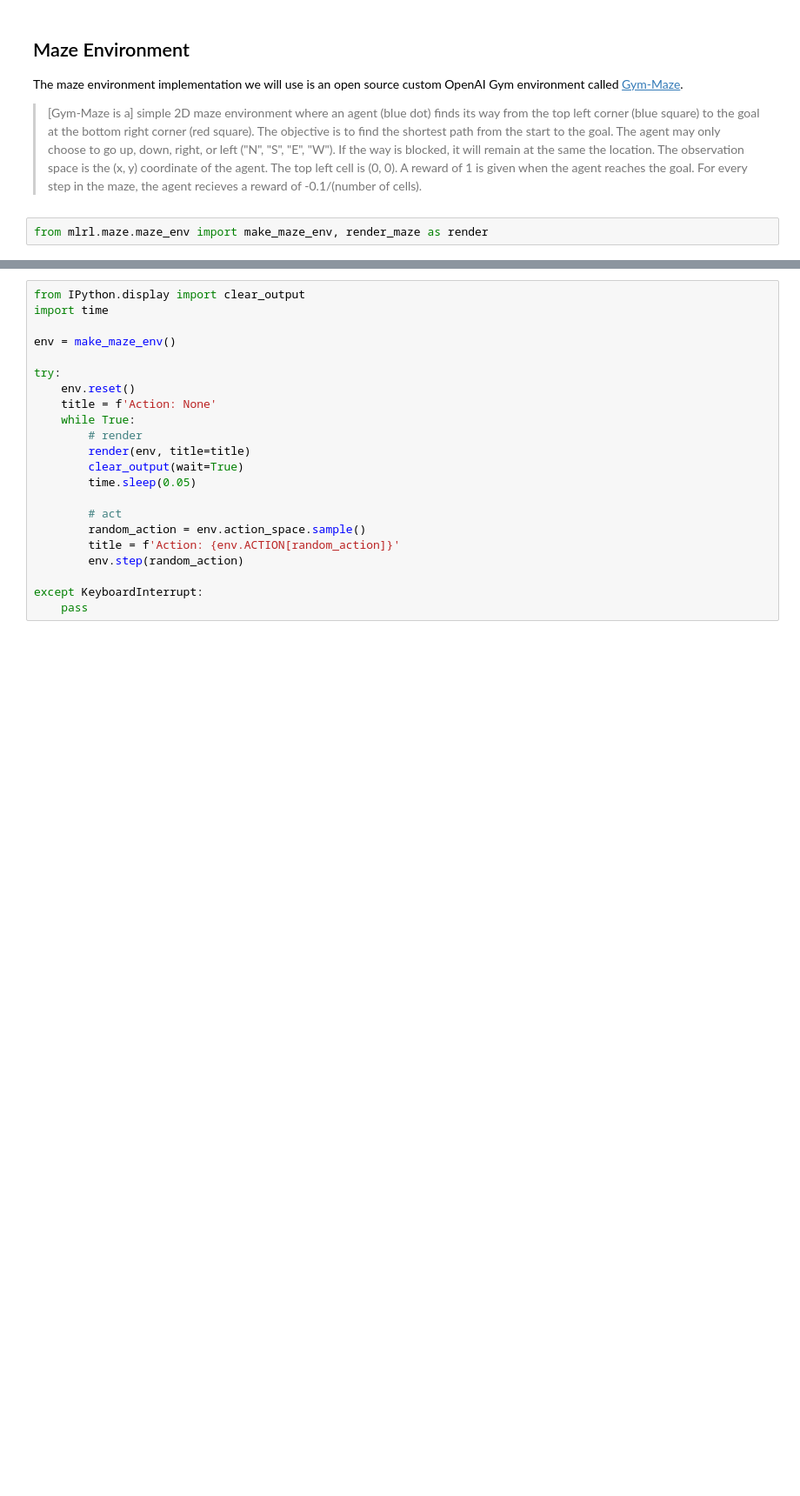
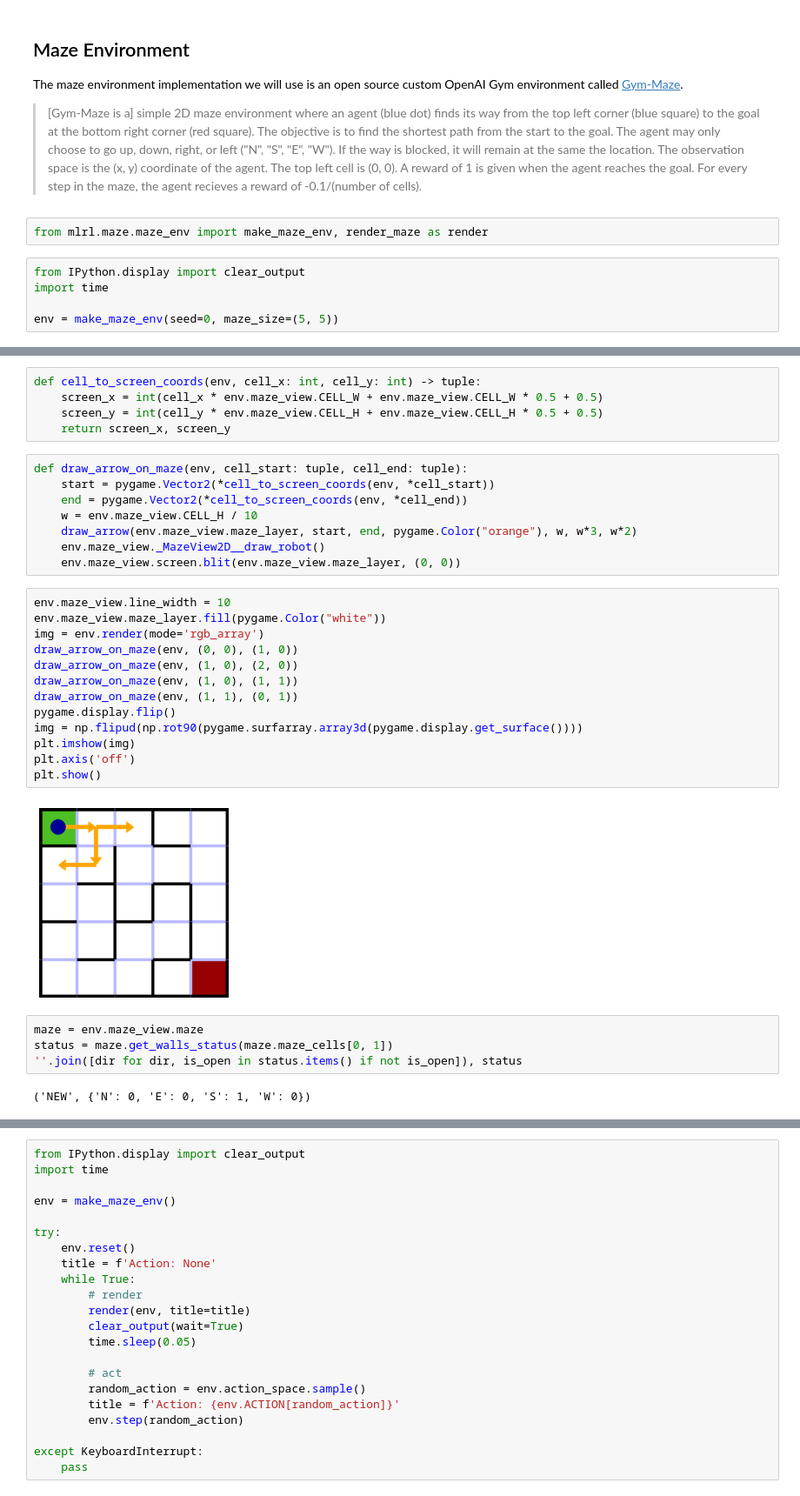
Before and after one commit to justinsvegliato/meta-level-reinforcement-learning, a Jupyter notebook: Maze Search Tree.ipynb, the cells around one changed output, grey strips where cells are left out. Shown at 87% size. Cells and saved outputs as stored; diff of their text form; blank space fills up the shorter version.

Commit message:
visualising arrows on maze

```diff
--- a/Maze Search Tree.ipynb
+++ b/Maze Search Tree.ipynb
@@ -30,3 +117,8 @@ The maze environment implementation we will use is an open source custom OpenAI
 > [Gym-Maze is a] simple 2D maze environment where an agent (blue dot) finds its way from the top left corner (blue square) to the goal at the bottom right corner (red square). The objective is to find the shortest path from the start to the goal. The agent may only choose to go up, down, right, or left ("N", "S", "E", "W"). If the way is blocked, it will remain at the same the location. The observation space is the (x, y) coordinate of the agent. The top left cell is (0, 0). A reward of 1 is given when the agent reaches the goal. For every step in the maze, the agent recieves a reward of -0.1/(number of cells).
 # %%
 from mlrl.maze.maze_env import make_maze_env, render_maze as render
+# %%
+from IPython.display import clear_output
+import time
+
+env = make_maze_env(seed=0, maze_size=(5, 5))
@@ -32,0 +134,34 @@ from mlrl.maze.maze_env import make_maze_env, render_maze as render
+# %%
+def cell_to_screen_coords(env, cell_x: int, cell_y: int) -> tuple:
+    screen_x = int(cell_x * env.maze_view.CELL_W + env.maze_view.CELL_W * 0.5 + 0.5)
+    screen_y = int(cell_y * env.maze_view.CELL_H + env.maze_view.CELL_H * 0.5 + 0.5)
+    return screen_x, screen_y
+# %%
+def draw_arrow_on_maze(env, cell_start: tuple, cell_end: tuple):
+    start = pygame.Vector2(*cell_to_screen_coords(env, *cell_start))
+    end = pygame.Vector2(*cell_to_screen_coords(env, *cell_end))
+    w = env.maze_view.CELL_H / 10
+    draw_arrow(env.maze_view.maze_layer, start, end, pygame.Color("orange"), w, w*3, w*2)
+    env.maze_view._MazeView2D__draw_robot()
+    env.maze_view.screen.blit(env.maze_view.maze_layer, (0, 0))
+# %%
+env.maze_view.line_width = 10
+env.maze_view.maze_layer.fill(pygame.Color("white"))
+img = env.render(mode='rgb_array')
+draw_arrow_on_maze(env, (0, 0), (1, 0))
+draw_arrow_on_maze(env, (1, 0), (2, 0))
+draw_arrow_on_maze(env, (1, 0), (1, 1))
+draw_arrow_on_maze(env, (1, 1), (0, 1))
+pygame.display.flip()
+img = np.flipud(np.rot90(pygame.surfarray.array3d(pygame.display.get_surface())))
+plt.imshow(img)
+plt.axis('off')
+plt.show()
+# %% [output]
+[figure, added]
+# %%
+maze = env.maze_view.maze
+status = maze.get_walls_status(maze.maze_cells[0, 1])
+''.join([dir for dir, is_open in status.items() if not is_open]), status
+# %% [output]
+('NEW', {'N': 0, 'E': 0, 'S': 1, 'W': 0})
```
Also changed, not shown: parts of 5 cells of this notebook, 1 other file.
